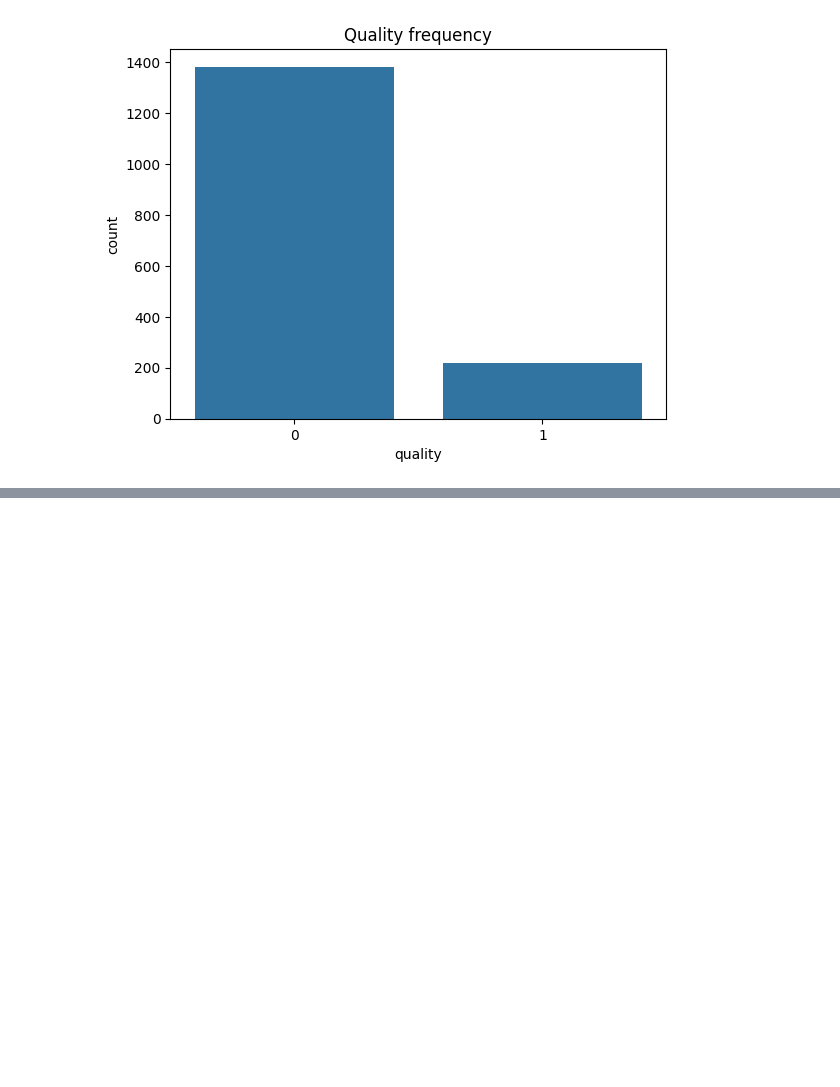
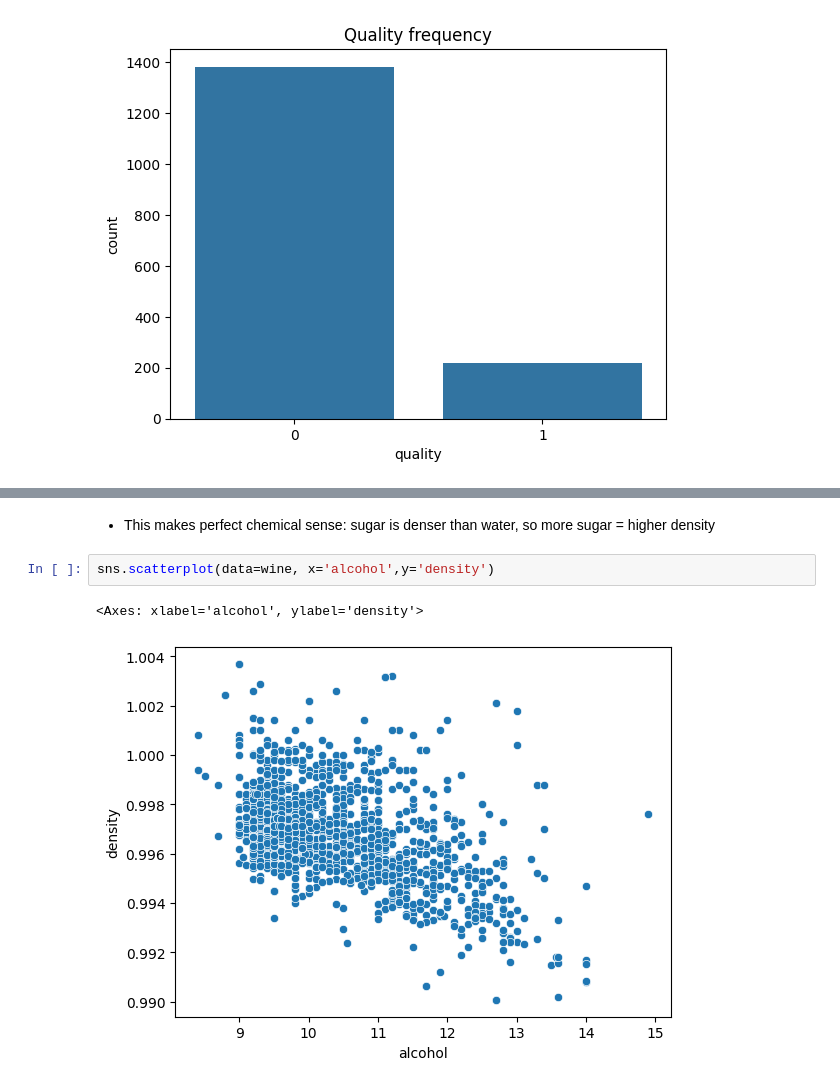
Before and after one commit to nithinbadicodes/AI-ML-Projects, a Jupyter notebook: WineQualityPrediction.ipynb, the cells around one changed output, grey strips where cells are left out. Saved outputs shown, nothing was run; the diff lists cells and outputs as text; blank space fills up the shorter version.

```diff
--- a/WineQualityPrediction.ipynb
+++ b/WineQualityPrediction.ipynb
@@ -92,0 +115,7 @@ plt.show()
+# %% [markdown]
+* This makes perfect chemical sense: sugar is denser than water, so more sugar = higher density
+# %%
+sns.scatterplot(data=wine, x='alcohol',y='density')
+# %% [output]
+<Axes: xlabel='alcohol', ylabel='density'>
+[figure, added]
```
Also changed, not shown: parts of 8 cells of this notebook.
